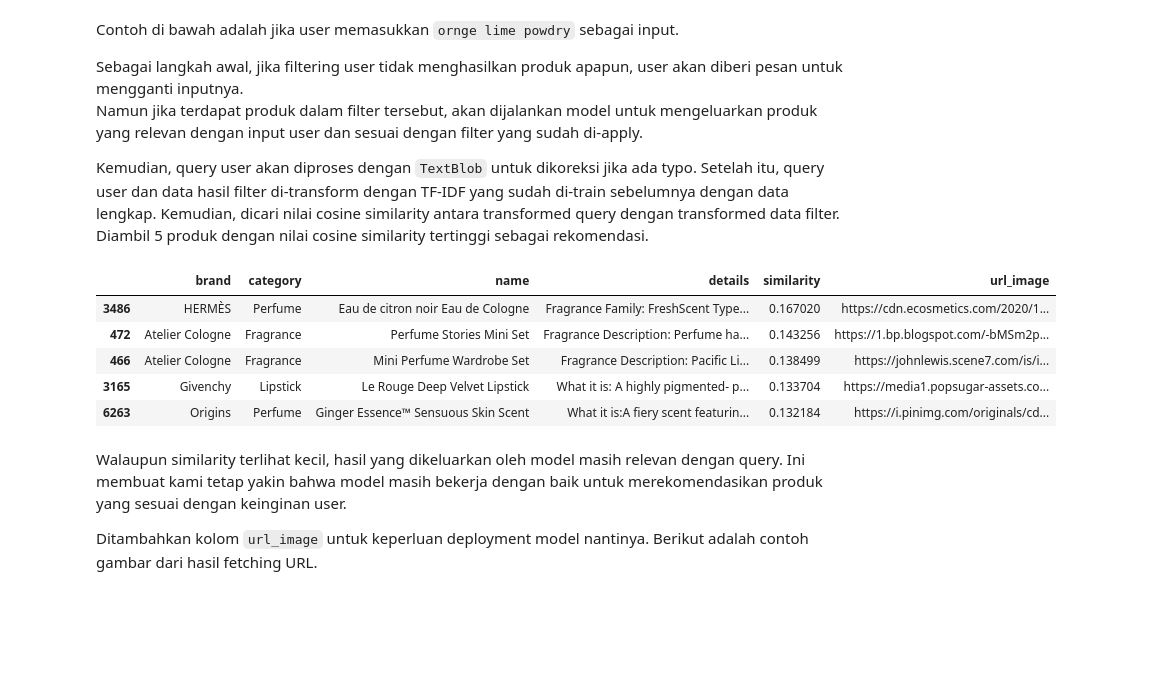
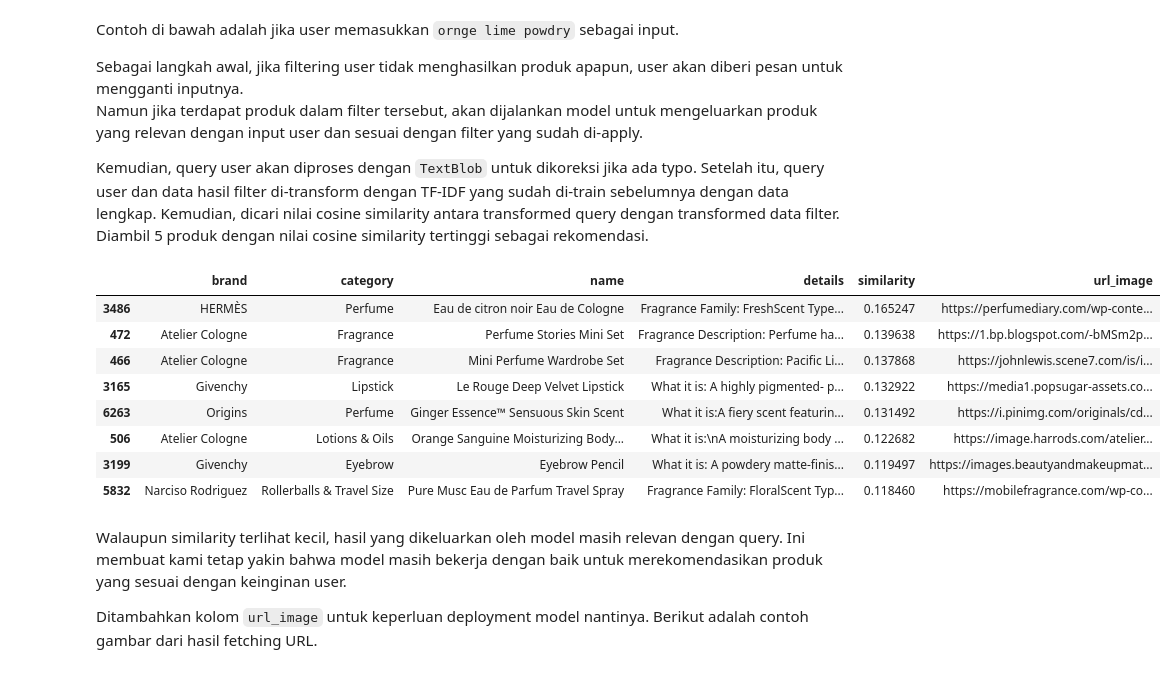
Before and after one commit to FTDS-assignment-bay/p2-final-project-ftds-028-rmt-group-001, a Jupyter notebook: Modelling/modelling.ipynb, the cells around one changed output. Saved outputs shown, nothing was run; the diff lists cells and outputs as text; code cells hidden in the pictures; blank space fills up the shorter version.

```diff
--- a/Modelling/modelling.ipynb
+++ b/Modelling/modelling.ipynb
@@ -114,7 +117,7 @@ Pertama-tama, model TF-IDF akan di-train dengan kolom `preprocessing_details_cat
 # %%
 # Training TF-IDF
 tfidf = TfidfVectorizer(analyzer = 'word', ngram_range = (1, 2), min_df = 2, stop_words = "english")
-tfidf_df = tfidf.fit(df['preprocessing_details_category'])
+tfidf_df = tfidf.fit(df['preprocessing_brand_details_category'])
 # %% [markdown]
 Misalkan user menggunakan filter untuk mempersempit atau mengerucutkan pencariannya. Dalam contoh ini, user akan hanya mencari produk dengan harga di bawah $100 dengan rating 4 ke atas.
 Filter dari user akan disimpan ke dalam data baru, yaitu `df_filter`.
@@ -145,44 +148,47 @@ else:
     corrected_query_vec = tfidf_df.transform([corrected_query])
 
     # TF-IDF transform filtered data
-    tfidf_df_filter = tfidf_df.transform(df_filter['preprocessing_details_category'])
+    tfidf_df_filter = tfidf_df.transform(df_filter['preprocessing_brand_details_category'])
 
     # Calculate cosine similarity
     recommendation = cosine_similarity(tfidf_df_filter, corrected_query_vec).reshape((-1, ))
     df_filter['similarity'] = recommendation
 
     # Save result indices
     recommendation_index = []
-    for i in recommendation.argsort()[-5:][::-1]:
+    for i in recommendation.argsort()[-8:][::-1]:
         if recommendation[i] >= 0.1:
             recommendation_index.append(i)
         else:
             pass
     if len(recommendation_index) == 0:
         print('Sorry, no products matched your request. Please try other keywords or use the filter on the left of this page.')
     else:
         # Show recommended products
         df_recommendation = df_filter.iloc[recommendation_index]
         df_recommendation['url_image'] = 'https://st4.depositphotos.com/14953852/24787/v/450/depositphotos_247872612-stock-illustration-no-image-available-icon-vector.jpg'
         for i in range(len(df_recommendation)):
             image_query = df_recommendation.iloc[i, 1] + df_recommendation.iloc[i, 3]
             image_urls = bing_image_urls(image_query, limit = 3)
             image_url = ''
             for j in image_urls:
                 if len(j) > 0:
                     image_url = j
                     break
                 else:
                     pass
             df_recommendation.iloc[i, 25] = image_url
         display(df_recommendation[['brand', 'category', 'name', 'details', 'similarity', 'url_image']])
 # %% [output]
 |  | brand | category | name | details | similarity | url_image |
-| 3486 | HERMÈS | Perfume | Eau de citron noir Eau de Cologne | Fragrance Family: FreshScent Type... | 0.167020 | https://cdn.ecosmetics.com/2020/1... |
-| 472 | Atelier Cologne | Fragrance | Perfume Stories Mini Set | Fragrance Description: Perfume ha... | 0.143256 | https://1.bp.blogspot.com/-bMSm2p... |
-| 466 | Atelier Cologne | Fragrance | Mini Perfume Wardrobe Set | Fragrance Description: Pacific Li... | 0.138499 | https://johnlewis.scene7.com/is/i... |
-| 3165 | Givenchy | Lipstick | Le Rouge Deep Velvet Lipstick | What it is: A highly pigmented- p... | 0.133704 | https://media1.popsugar-assets.co... |
-| 6263 | Origins | Perfume | Ginger Essence™ Sensuous Skin Scent | What it is:A fiery scent featurin... | 0.132184 | https://i.pinimg.com/originals/cd... |
+| 3486 | HERMÈS | Perfume | Eau de citron noir Eau de Cologne | Fragrance Family: FreshScent Type... | 0.165247 | https://perfumediary.com/wp-conte... |
+| 472 | Atelier Cologne | Fragrance | Perfume Stories Mini Set | Fragrance Description: Perfume ha... | 0.139638 | https://1.bp.blogspot.com/-bMSm2p... |
+| 466 | Atelier Cologne | Fragrance | Mini Perfume Wardrobe Set | Fragrance Description: Pacific Li... | 0.137868 | https://johnlewis.scene7.com/is/i... |
+| 3165 | Givenchy | Lipstick | Le Rouge Deep Velvet Lipstick | What it is: A highly pigmented- p... | 0.132922 | https://media1.popsugar-assets.co... |
+| 6263 | Origins | Perfume | Ginger Essence™ Sensuous Skin Scent | What it is:A fiery scent featurin... | 0.131492 | https://i.pinimg.com/originals/cd... |
+| 506 | Atelier Cologne | Lotions & Oils | Orange Sanguine Moisturizing Body... | What it is:\nA moisturizing body ... | 0.122682 | https://image.harrods.com/atelier... |
+| 3199 | Givenchy | Eyebrow | Eyebrow Pencil | What it is: A powdery matte-finis... | 0.119497 | https://images.beautyandmakeupmat... |
+| 5832 | Narciso Rodriguez | Rollerballs & Travel Size | Pure Musc Eau de Parfum Travel Spray | Fragrance Family: FloralScent Typ... | 0.118460 | https://mobilefragrance.com/wp-co... |
 # %% [markdown]
 Walaupun similarity terlihat kecil, hasil yang dikeluarkan oleh model masih relevan dengan query. Ini membuat kami tetap yakin bahwa model masih bekerja dengan baik untuk merekomendasikan produk yang sesuai dengan keinginan user.
 
```
Also changed, not shown: parts of 8 cells of this notebook, 1 other file.
